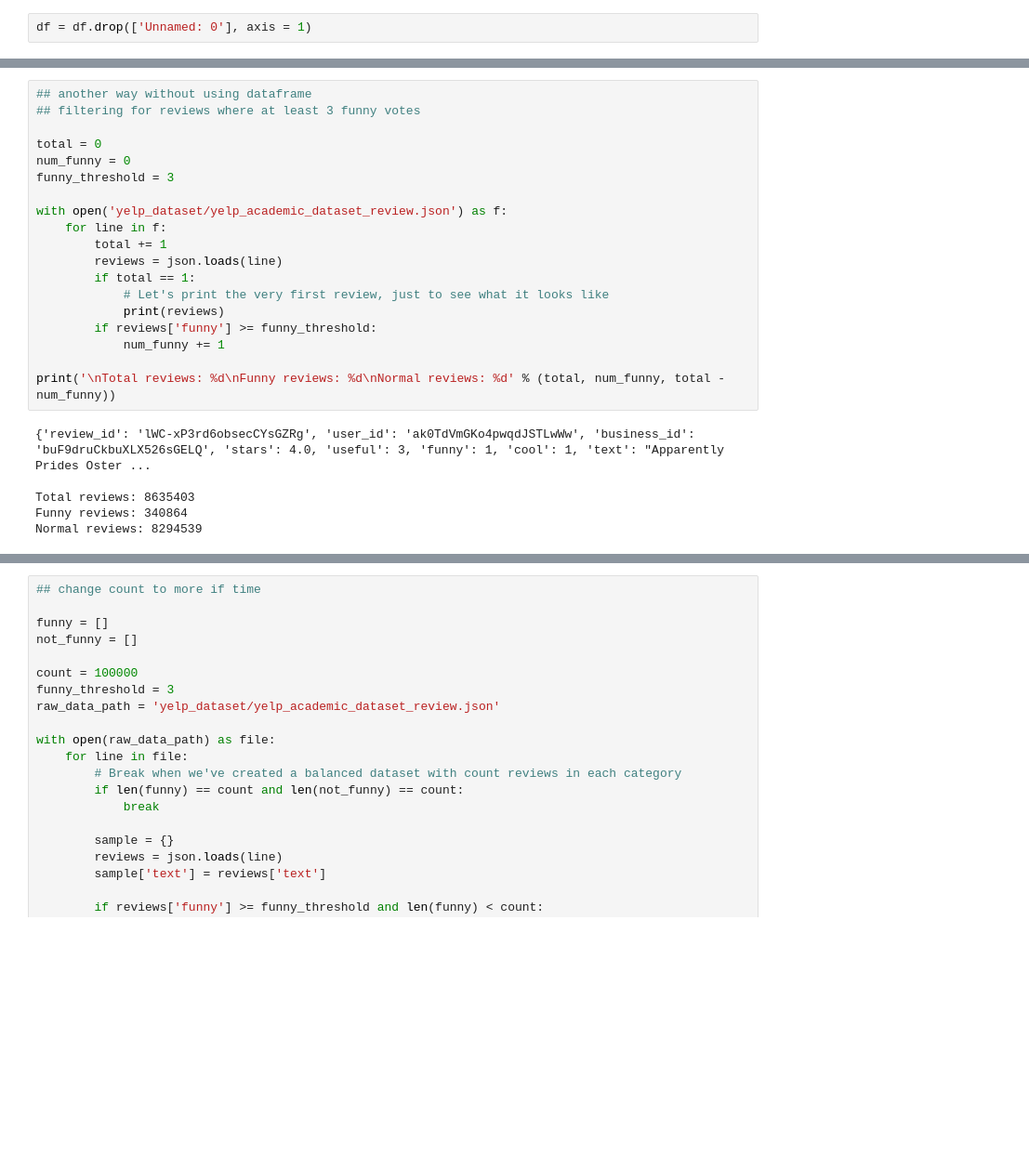
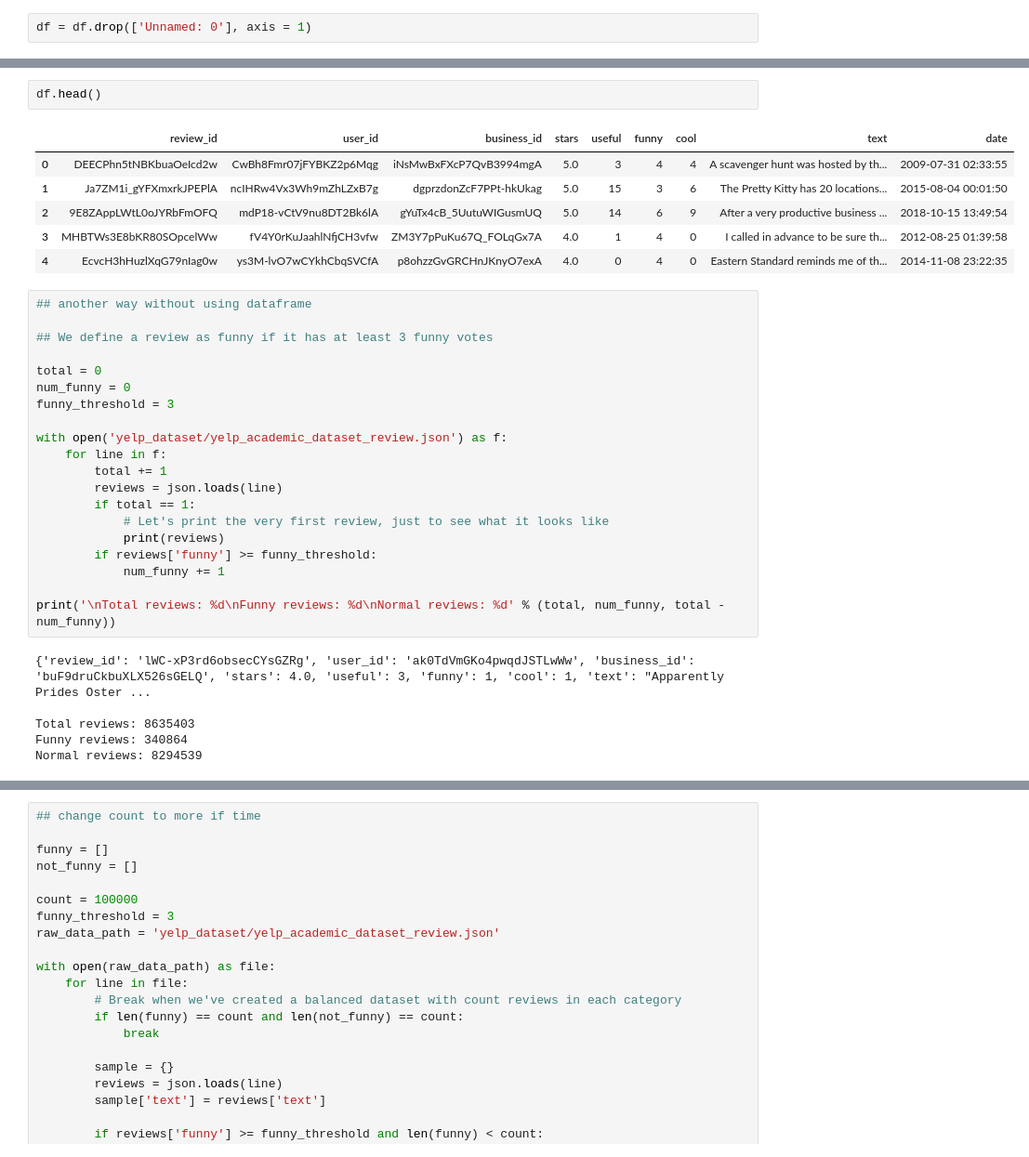
Before and after one commit to kelly-zhao/Predicting-Humor-in-Yelp-Reviews, a Jupyter notebook: reviews.ipynb, the cells around one changed output, grey strips where cells are left out. Shown at 93% size. Cells and saved outputs as stored; diff of their text form; blank space fills up the shorter version.

```diff
--- a/reviews.ipynb
+++ b/reviews.ipynb
@@ -91,6 +97,16 @@ df.reset_index(drop=True)
+# %%
+df.head()
+# %% [output]
+|  | review_id | user_id | business_id | stars | useful | funny | cool | text | date |
+| 0 | DEECPhn5tNBKbuaOeIcd2w | CwBh8Fmr07jFYBKZ2p6Mqg | iNsMwBxFXcP7QvB3994mgA | 5.0 | 3 | 4 | 4 | A scavenger hunt was hosted by th... | 2009-07-31 02:33:55 |
+| 1 | Ja7ZM1i_gYFXmxrkJPEPlA | ncIHRw4Vx3Wh9mZhLZxB7g | dgprzdonZcF7PPt-hkUkag | 5.0 | 15 | 3 | 6 | The Pretty Kitty has 20 locations... | 2015-08-04 00:01:50 |
+| 2 | 9E8ZAppLWtL0oJYRbFmOFQ | mdP18-vCtV9nu8DT2Bk6lA | gYuTx4cB_5UutuWIGusmUQ | 5.0 | 14 | 6 | 9 | After a very productive business ... | 2018-10-15 13:49:54 |
+| 3 | MHBTWs3E8bKR80SOpcelWw | fV4Y0rKuJaahlNfjCH3vfw | ZM3Y7pPuKu67Q_FOLqGx7A | 4.0 | 1 | 4 | 0 | I called in advance to be sure th... | 2012-08-25 01:39:58 |
+| 4 | EcvcH3hHuzlXqG79nIag0w | ys3M-lvO7wCYkhCbqSVCfA | p8ohzzGvGRCHnJKnyO7exA | 4.0 | 0 | 4 | 0 | Eastern Standard reminds me of th... | 2014-11-08 23:22:35 |
 # %%
 ## another way without using dataframe
-## filtering for reviews where at least 3 funny votes
+
+## We define a review as funny if it has at least 3 funny votes
 
 total = 0
 num_funny = 0
```
Also changed, not shown: parts of 83 cells of this notebook.
